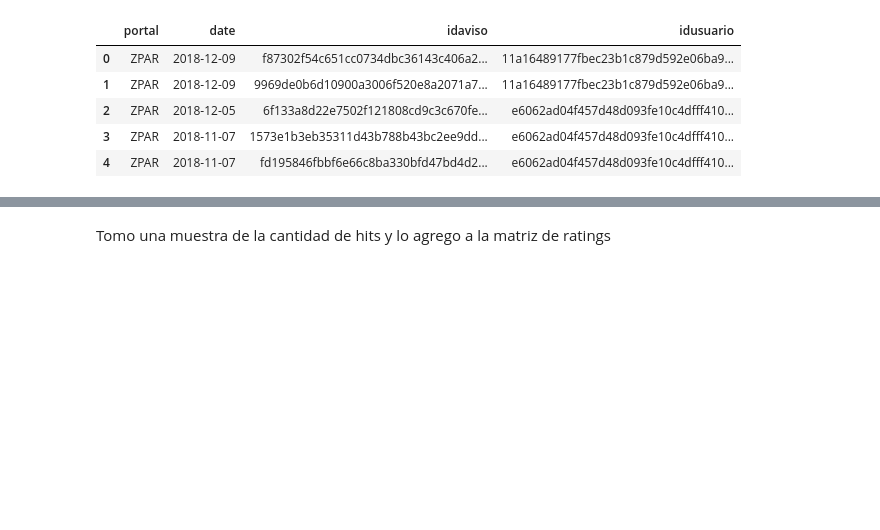
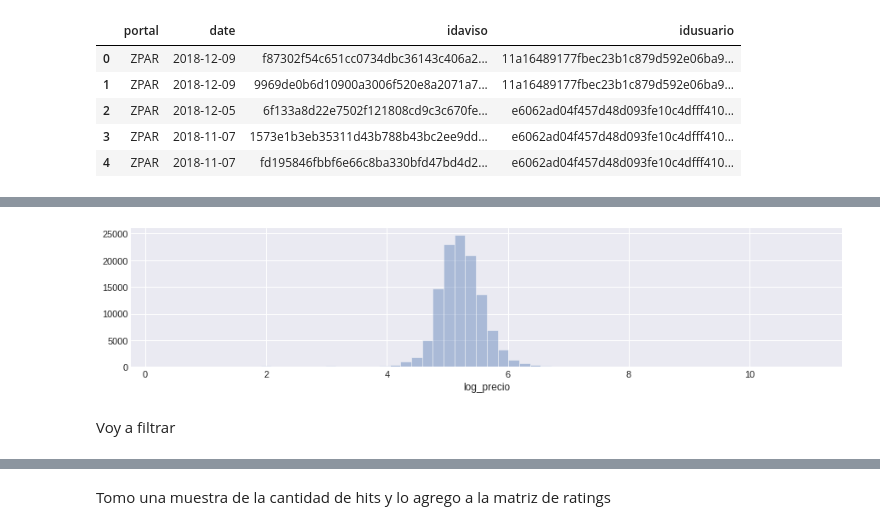
Before and after one commit to ITNavent/labs-ml-group, a Jupyter notebook: NNRecommender/data_filtering.ipynb, the cells around one changed output, grey strips where cells are left out. Cells and saved outputs as stored; diff of their text form; code cells hidden in the pictures; blank space fills up the shorter version.

```diff
--- a/NNRecommender/data_filtering.ipynb
+++ b/NNRecommender/data_filtering.ipynb
@@ -104,0 +194,4 @@ length:  15094054
+# %%
+some_functions.plot_cont_dist(items_feat, var='log_precio', bins = 60)
+# %% [output]
+[figure, added]
@@ -104,0 +200,2 @@ length:  15094054
+# %% [markdown]
+Voy a filtrar
```
Also changed, not shown: parts of 138 cells of this notebook.
